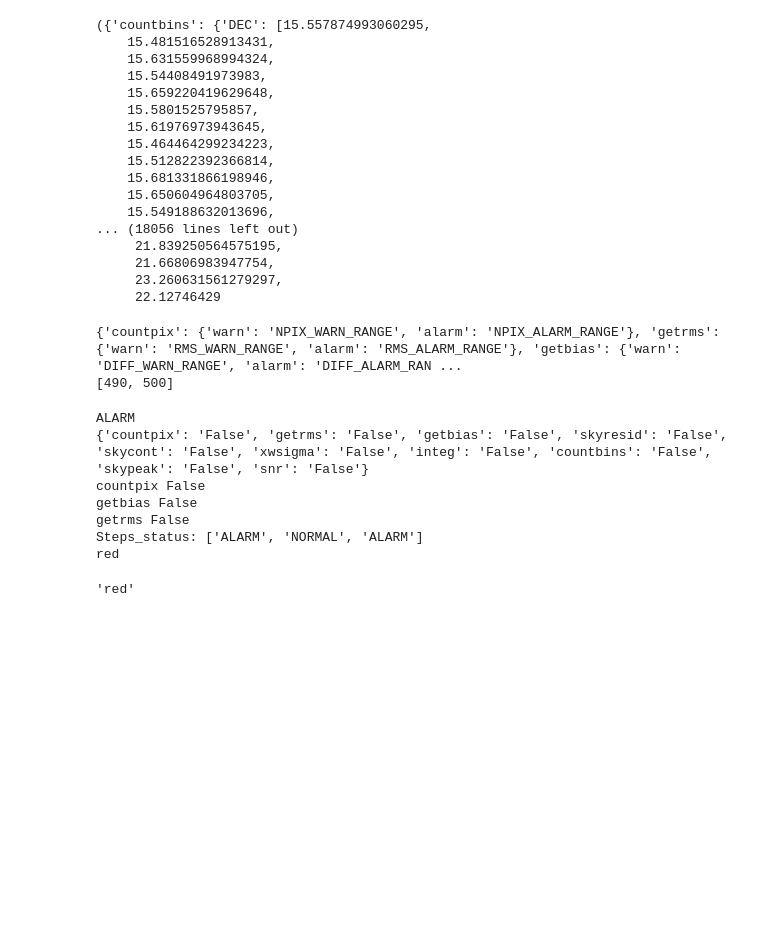
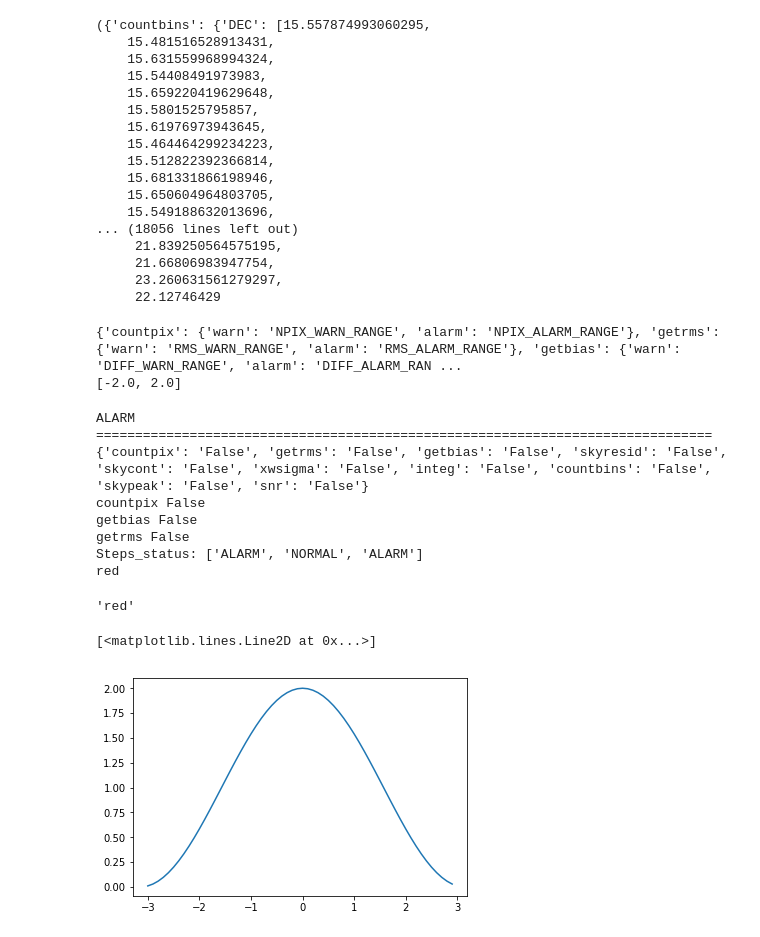
Before and after one commit to felipeaoli/bokeh-plots, a Jupyter notebook: scalar_metrics_dbg.ipynb, the cells around one changed output. Drawn from its saved outputs; the diff is of its cells as text; code cells hidden in the pictures; blank space fills up the shorter version.

Commit message:
update of scalar_metrics_v03 and bokeh plots

```diff
--- a/scalar_metrics_dbg.ipynb
+++ b/scalar_metrics_dbg.ipynb
@@ -77,17 +77,19 @@ snr loaded
      22.12746429
 # %%
 print(lm.keys_from_scalars(  lm.params_keys) )
-print(lm.test_ranges( qa, kind_of_test="warn"))
+print(lm.test_ranges( "wsigma", kind_of_test="warn"))
 # %% [output]
 {'countpix': {'warn': 'NPIX_WARN_RANGE', 'alarm': 'NPIX_ALARM_RANGE'}, 'getrms': {'warn': 'RMS_WARN_RANGE', 'alarm': 'RMS_ALARM_RANGE'}, 'getbias': {'warn': 'DIFF_WARN_RANGE', 'alarm': 'DIFF_ALARM_RAN ...
-[490, 500]
+[-2.0, 2.0]
 # %%
-print(lm.qa_status( qa))
+#print(lm.qa_status( "xwsigma"))
+print(lm.qa_status( "countpix"), "\n"+"="*79)
 
 #['preproc', 'extract', 'fiberfl', 'skysubs']
 lm.PARTIALstep_color( "preproc")
 # %% [output]
 ALARM
+===============================================================================
 {'countpix': 'False', 'getrms': 'False', 'getbias': 'False', 'skyresid': 'False', 'skycont': 'False', 'xwsigma': 'False', 'integ': 'False', 'countbins': 'False', 'skypeak': 'False', 'snr': 'False'}
 countpix False
 getbias False
@@ -95,3 +97,22 @@ getrms False
 Steps_status: ['ALARM', 'NORMAL', 'ALARM']
 red
 'red'
+# %%
+x = np.arange(-3,3,0.1)
+y = np.array([])
+for i in x:
+    if -1 <= i <= 1:
+        term = 1
+    else:
+        term = 0
+    term = np.exp(-10* abs(i))
+    term = 1+np.cos(1*i)
+    y = np.append(y,term)
+
+k = np.fft.fft( y )
+f = np.fft.fftfreq(x.shape[-1])
+
+plt.plot(x,y)
+# %% [output]
+[<matplotlib.lines.Line2D at 0x...>]
+[figure, added]
```
Also changed, not shown: parts of 1 cell of this notebook, 1 other file.
